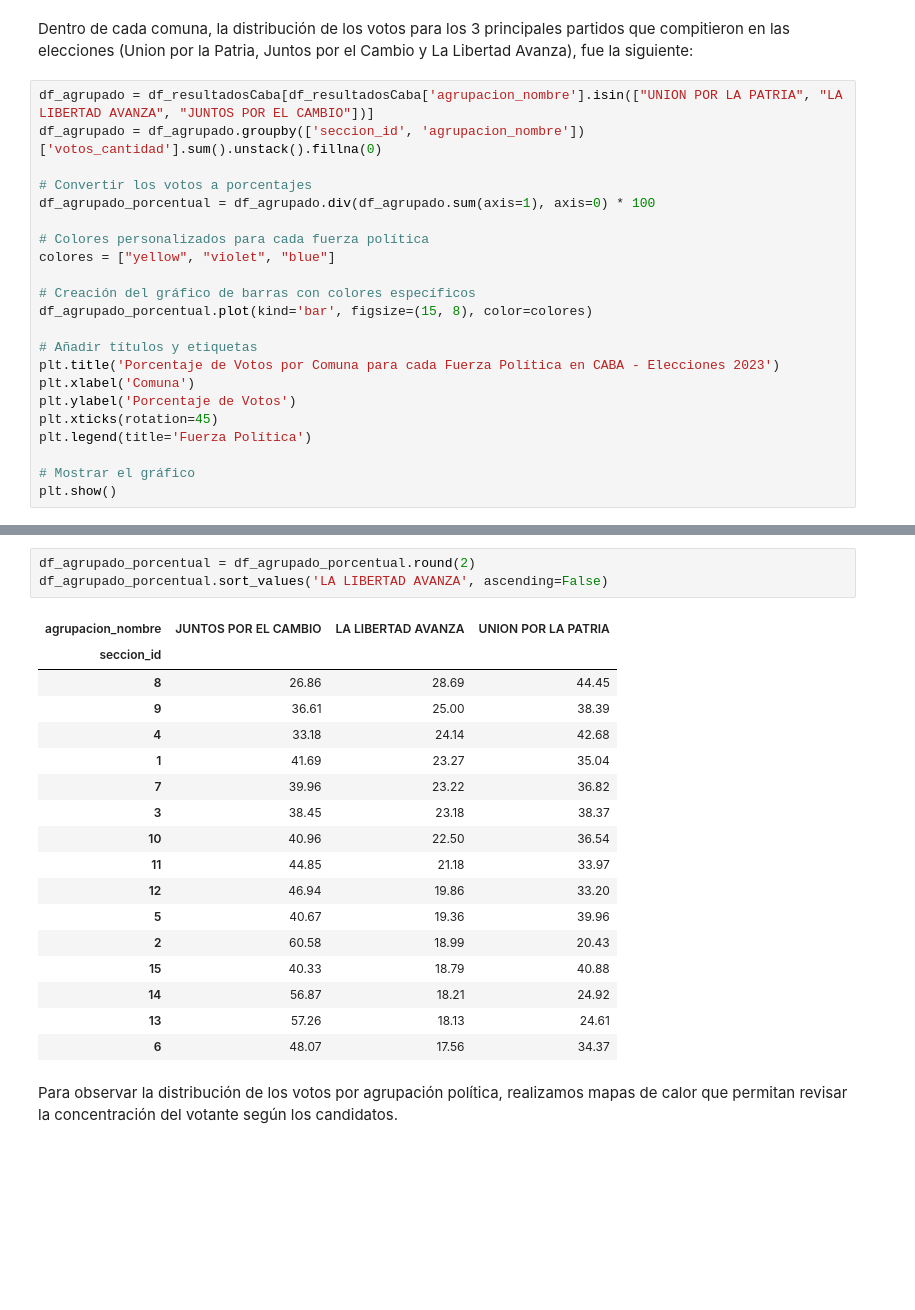
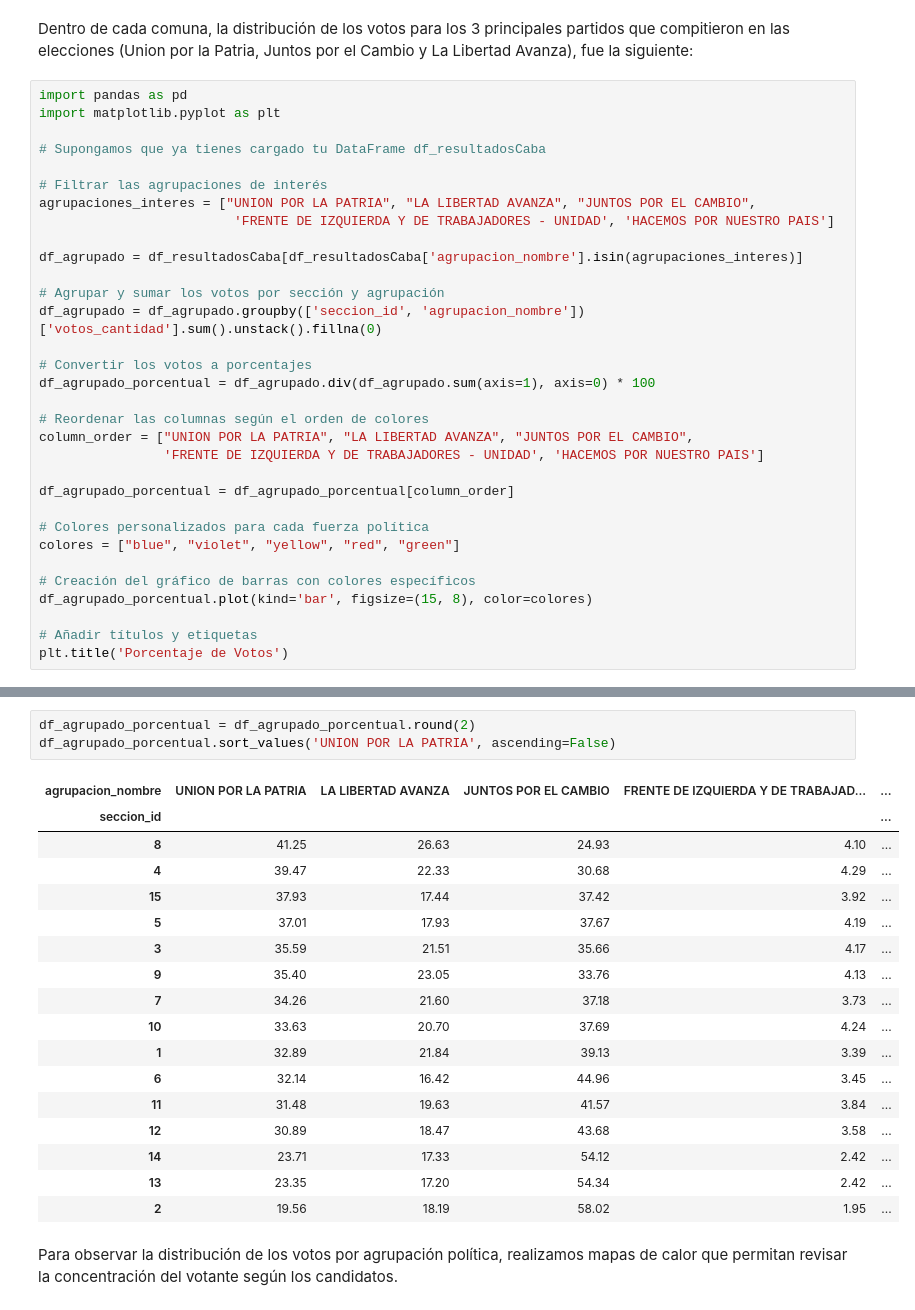
Before and after one commit to nicolasfaccini/Analisis-Elecciones-Generales-2023-Python, a Jupyter notebook: Informe_copy.ipynb, the cells around one changed output, grey strips where cells are left out. Saved outputs shown, nothing was run; the diff lists cells and outputs as text; blank space fills up the shorter version.

```diff
--- a/Informe_copy.ipynb
+++ b/Informe_copy.ipynb
@@ -204,25 +211,35 @@ df_resultadosCaba2
 # %% [markdown]
 Dentro de cada comuna, la distribución de los votos para los 3 principales partidos que compitieron en las elecciones (Union por la Patria, Juntos por el Cambio y La Libertad Avanza), fue la siguiente:
 # %%
-df_agrupado = df_resultadosCaba[df_resultadosCaba['agrupacion_nombre'].isin(["UNION POR LA PATRIA", "LA LIBERTAD AVANZA", "JUNTOS POR EL CAMBIO"])]
+import pandas as pd
+import matplotlib.pyplot as plt
+
+# Supongamos que ya tienes cargado tu DataFrame df_resultadosCaba
+
+# Filtrar las agrupaciones de interés
+agrupaciones_interes = ["UNION POR LA PATRIA", "LA LIBERTAD AVANZA", "JUNTOS POR EL CAMBIO",
+                         'FRENTE DE IZQUIERDA Y DE TRABAJADORES - UNIDAD', 'HACEMOS POR NUESTRO PAIS']
+
+df_agrupado = df_resultadosCaba[df_resultadosCaba['agrupacion_nombre'].isin(agrupaciones_interes)]
+
+# Agrupar y sumar los votos por sección y agrupación
 df_agrupado = df_agrupado.groupby(['seccion_id', 'agrupacion_nombre'])['votos_cantidad'].sum().unstack().fillna(0)
 
 # Convertir los votos a porcentajes
 df_agrupado_porcentual = df_agrupado.div(df_agrupado.sum(axis=1), axis=0) * 100
 
+# Reordenar las columnas según el orden de colores
+column_order = ["UNION POR LA PATRIA", "LA LIBERTAD AVANZA", "JUNTOS POR EL CAMBIO",
+                'FRENTE DE IZQUIERDA Y DE TRABAJADORES - UNIDAD', 'HACEMOS POR NUESTRO PAIS']
+
+df_agrupado_porcentual = df_agrupado_porcentual[column_order]
+
 # Colores personalizados para cada fuerza política
-colores = ["yellow", "violet", "blue"]
+colores = ["blue", "violet", "yellow", "red", "green"]
 
 # Creación del gráfico de barras con colores específicos
 df_agrupado_porcentual.plot(kind='bar', figsize=(15, 8), color=colores)
 
 # Añadir títulos y etiquetas
-plt.title('Porcentaje de Votos por Comuna para cada Fuerza Política en CABA - Elecciones 2023')
-plt.xlabel('Comuna')
-plt.ylabel('Porcentaje de Votos')
-plt.xticks(rotation=45)
-plt.legend(title='Fuerza Política')
-
-# Mostrar el gráfico
-plt.show()
+plt.title('Porcentaje de Votos')
 # %% [output]
@@ -235,24 +253,24 @@ La Libertad Avanza alcanzo un 29% de los votos como máximo en CABA. En la comun
 # %%
 df_agrupado_porcentual = df_agrupado_porcentual.round(2)
-df_agrupado_porcentual.sort_values('LA LIBERTAD AVANZA', ascending=False)
+df_agrupado_porcentual.sort_values('UNION POR LA PATRIA', ascending=False)
 # %% [output]
-| agrupacion_nombre | JUNTOS POR EL CAMBIO | LA LIBERTAD AVANZA | UNION POR LA PATRIA |
-| seccion_id |  |  |  |
-| 8 | 26.86 | 28.69 | 44.45 |
-| 9 | 36.61 | 25.00 | 38.39 |
-| 4 | 33.18 | 24.14 | 42.68 |
-| 1 | 41.69 | 23.27 | 35.04 |
-| 7 | 39.96 | 23.22 | 36.82 |
-| 3 | 38.45 | 23.18 | 38.37 |
-| 10 | 40.96 | 22.50 | 36.54 |
-| 11 | 44.85 | 21.18 | 33.97 |
-| 12 | 46.94 | 19.86 | 33.20 |
-| 5 | 40.67 | 19.36 | 39.96 |
-| 2 | 60.58 | 18.99 | 20.43 |
-| 15 | 40.33 | 18.79 | 40.88 |
-| 14 | 56.87 | 18.21 | 24.92 |
-| 13 | 57.26 | 18.13 | 24.61 |
-| 6 | 48.07 | 17.56 | 34.37 |
+| agrupacion_nombre | UNION POR LA PATRIA | LA LIBERTAD AVANZA | JUNTOS POR EL CAMBIO | FRENTE DE IZQUIERDA Y DE TRABAJAD... | ... |
+| seccion_id |  |  |  |  | ... |
+| 8 | 41.25 | 26.63 | 24.93 | 4.10 | ... |
+| 4 | 39.47 | 22.33 | 30.68 | 4.29 | ... |
+| 15 | 37.93 | 17.44 | 37.42 | 3.92 | ... |
+| 5 | 37.01 | 17.93 | 37.67 | 4.19 | ... |
+| 3 | 35.59 | 21.51 | 35.66 | 4.17 | ... |
+| 9 | 35.40 | 23.05 | 33.76 | 4.13 | ... |
+| 7 | 34.26 | 21.60 | 37.18 | 3.73 | ... |
+| 10 | 33.63 | 20.70 | 37.69 | 4.24 | ... |
+| 1 | 32.89 | 21.84 | 39.13 | 3.39 | ... |
+| 6 | 32.14 | 16.42 | 44.96 | 3.45 | ... |
+| 11 | 31.48 | 19.63 | 41.57 | 3.84 | ... |
+| 12 | 30.89 | 18.47 | 43.68 | 3.58 | ... |
+| 14 | 23.71 | 17.33 | 54.12 | 2.42 | ... |
+| 13 | 23.35 | 17.20 | 54.34 | 2.42 | ... |
+| 2 | 19.56 | 18.19 | 58.02 | 1.95 | ... |
 # %% [markdown]
 Para observar la distribución de los votos por agrupación política, realizamos mapas de calor que permitan revisar la concentración del votante según los candidatos.
 # %%
```
Also changed, not shown: parts of 4 cells of this notebook, 1 other file.
